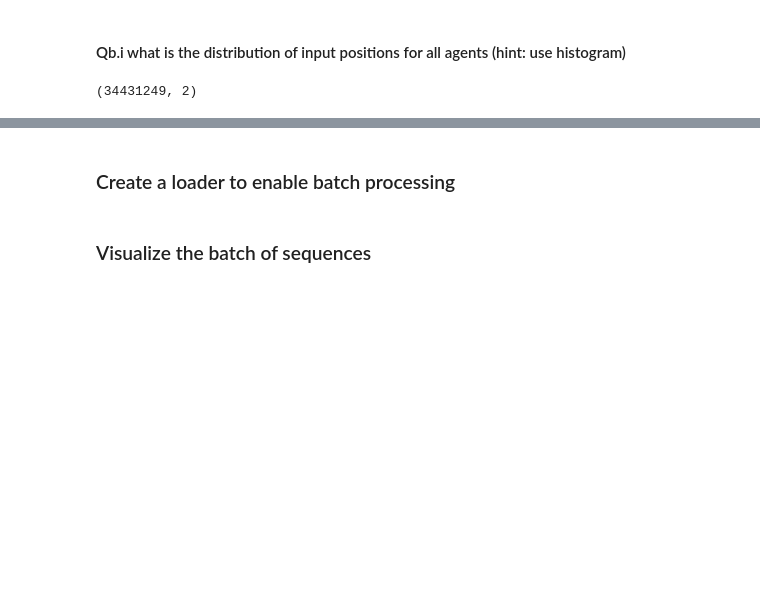
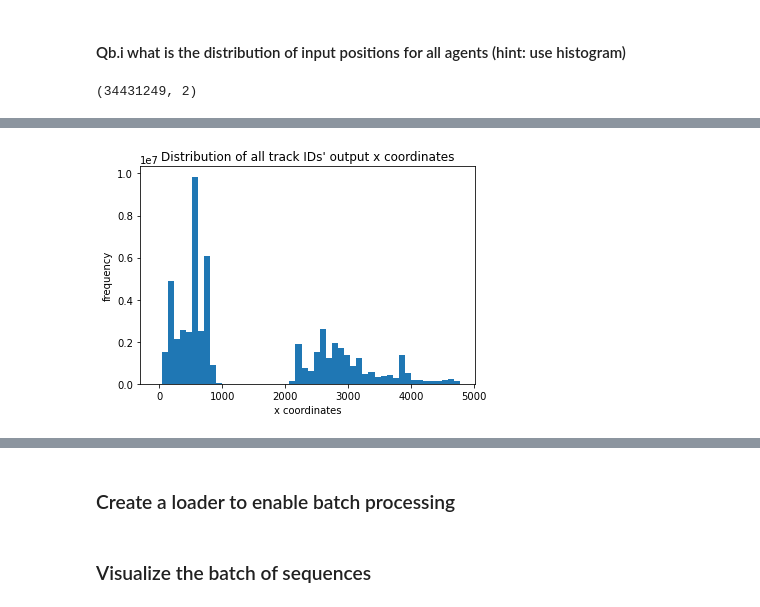
Before and after one commit to j1feng/Autonomous-vehicle-motion-forecasting, a Jupyter notebook: Load_Argoverse_Data_EDA.ipynb, the cells around one changed output, grey strips where cells are left out. Drawn from its saved outputs; the diff is of its cells as text; code cells hidden in the pictures; blank space fills up the shorter version.

```diff
--- a/Load_Argoverse_Data_EDA.ipynb
+++ b/Load_Argoverse_Data_EDA.ipynb
@@ -144,0 +145,18 @@ plt.show()
+# %%
+output_distribution = []
+iterator = tqdm(enumerate(train_dataset), total=int(len(train_dataset)))
+for i, val in iterator:
+    masked_p_out = val['p_out'][val['car_mask'].reshape(-1) == 1]
+    masked_p_out = masked_p_out.reshape(masked_p_out.shape[0] * masked_p_out.shape[1], 2)
+    for p in masked_p_out:
+        output_distribution.append(p)
+output_distribution = np.array(output_distribution)
+# %%
+# x location
+plt.hist(output_distribution[:, 0], bins=50)
+plt.xlabel('x coordinates')
+plt.ylabel('frequency')
+plt.title('Distribution of all track IDs\' output x coordinates')
+plt.show()
+# %% [output]
+[figure, added]
```
Also changed, not shown: parts of 6 cells of this notebook.
